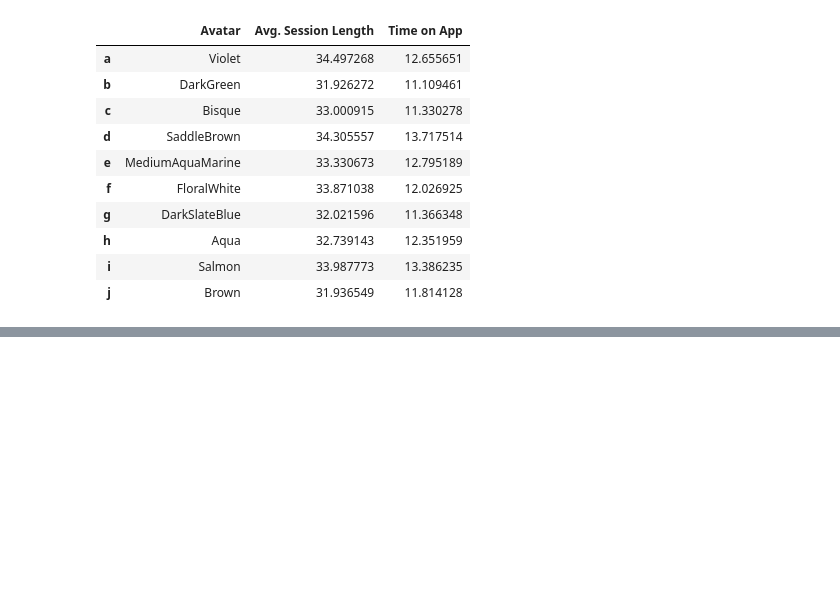
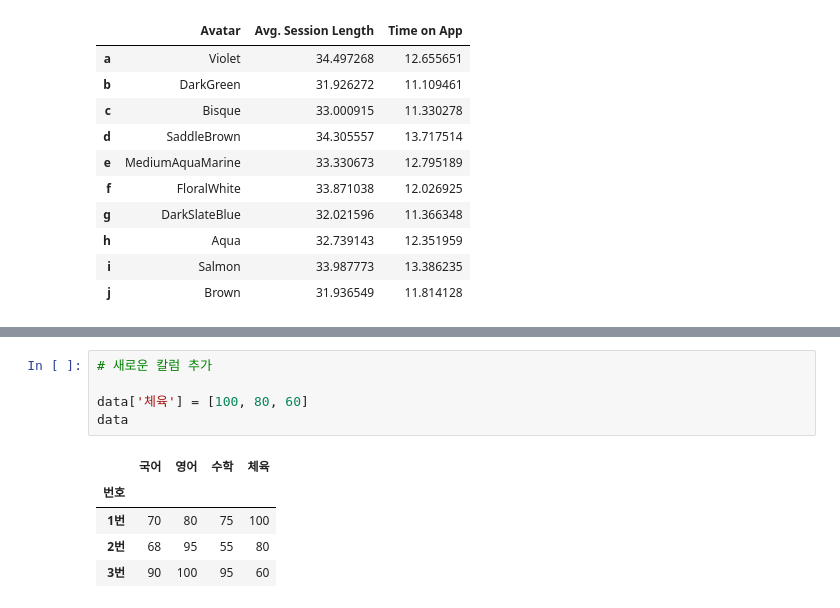
Before and after one commit to psuny1116/python-, a Jupyter notebook: python_data_analysis_basic.ipynb, the cells around one changed output, grey strips where cells are left out. Cells and saved outputs as stored; diff of their text form; blank space fills up the shorter version.

```diff
--- a/python_data_analysis_basic.ipynb
+++ b/python_data_analysis_basic.ipynb
@@ -926,0 +937,11 @@ data.tail()     # 데이터 뒷부분 5개만
+# %%
+# 새로운 칼럼 추가
+
+data['체육'] = [100, 80, 60]
+data
+# %% [output]
+|  | 국어 | 영어 | 수학 | 체육 |
+| 번호 |  |  |  |  |
+| 1번 | 70 | 80 | 75 | 100 |
+| 2번 | 68 | 95 | 55 | 80 |
+| 3번 | 90 | 100 | 95 | 60 |
```
Also changed, not shown: parts of 6 cells of this notebook.
